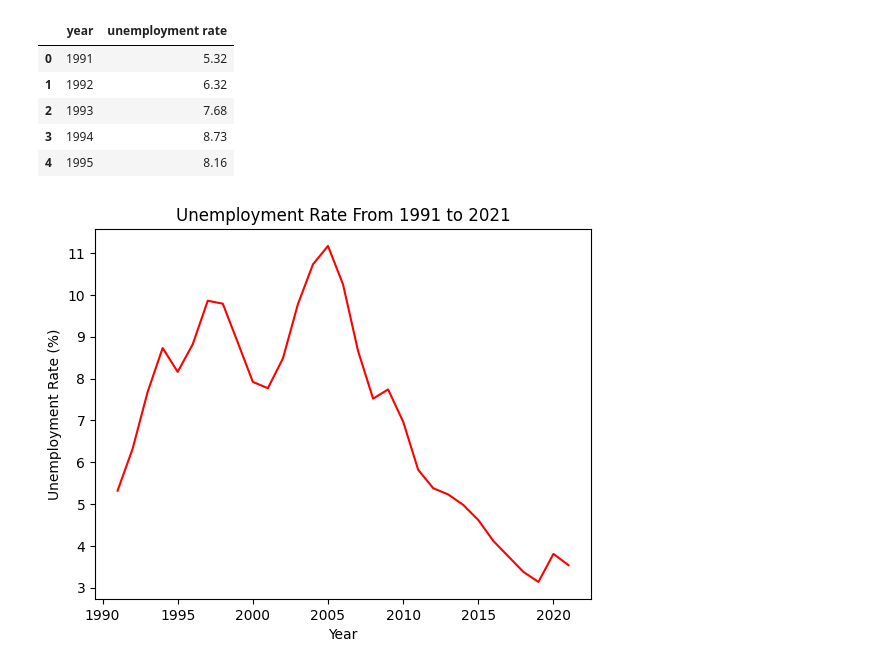
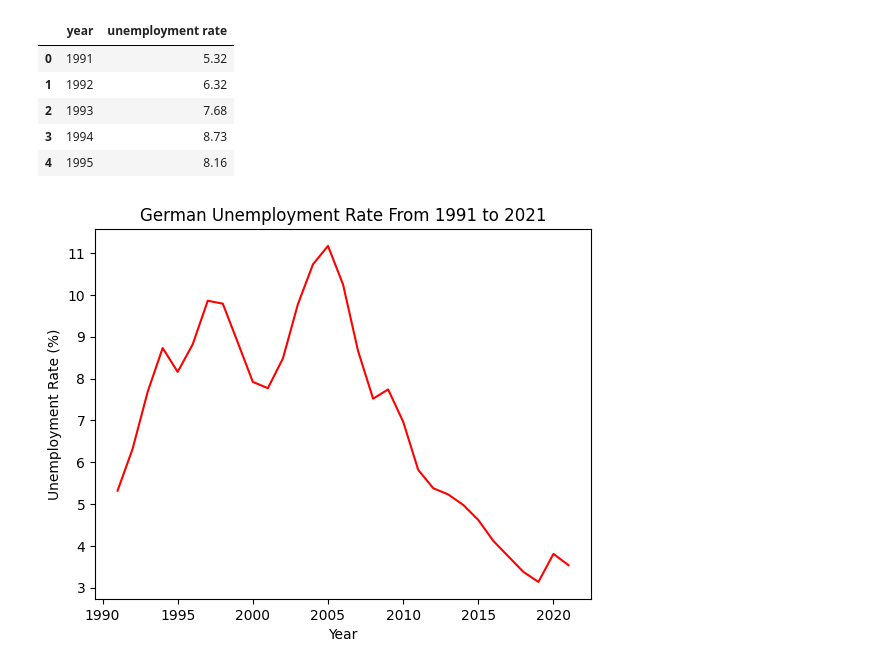
Before and after one commit to Avesta03/German-Unemployment-Rates-Stats-Pandas, a Jupyter notebook: unemploymentrate.ipynb, the cells around one changed output. Saved outputs shown, nothing was run; the diff lists cells and outputs as text; code cells hidden in the pictures.

Commit message:
More Graphs

```diff
--- a/unemploymentrate.ipynb
+++ b/unemploymentrate.ipynb
@@ -35,9 +35,9 @@ small_df.head()
 | 4 | 1995 | 8.16 |
 # %%
 plt.plot(small_df['year'], small_df['unemployment rate'], color='red')
-plt.title('Unemployment Rate From 1991 to 2021')
+plt.title('German Unemployment Rate From 1991 to 2021')
 plt.xlabel('Year')
 plt.ylabel('Unemployment Rate (%)')
 plt.show()
 # %% [output]
-[figure, old version]
+[figure, new version]
```
Also changed, not shown: parts of 3 cells of this notebook.
